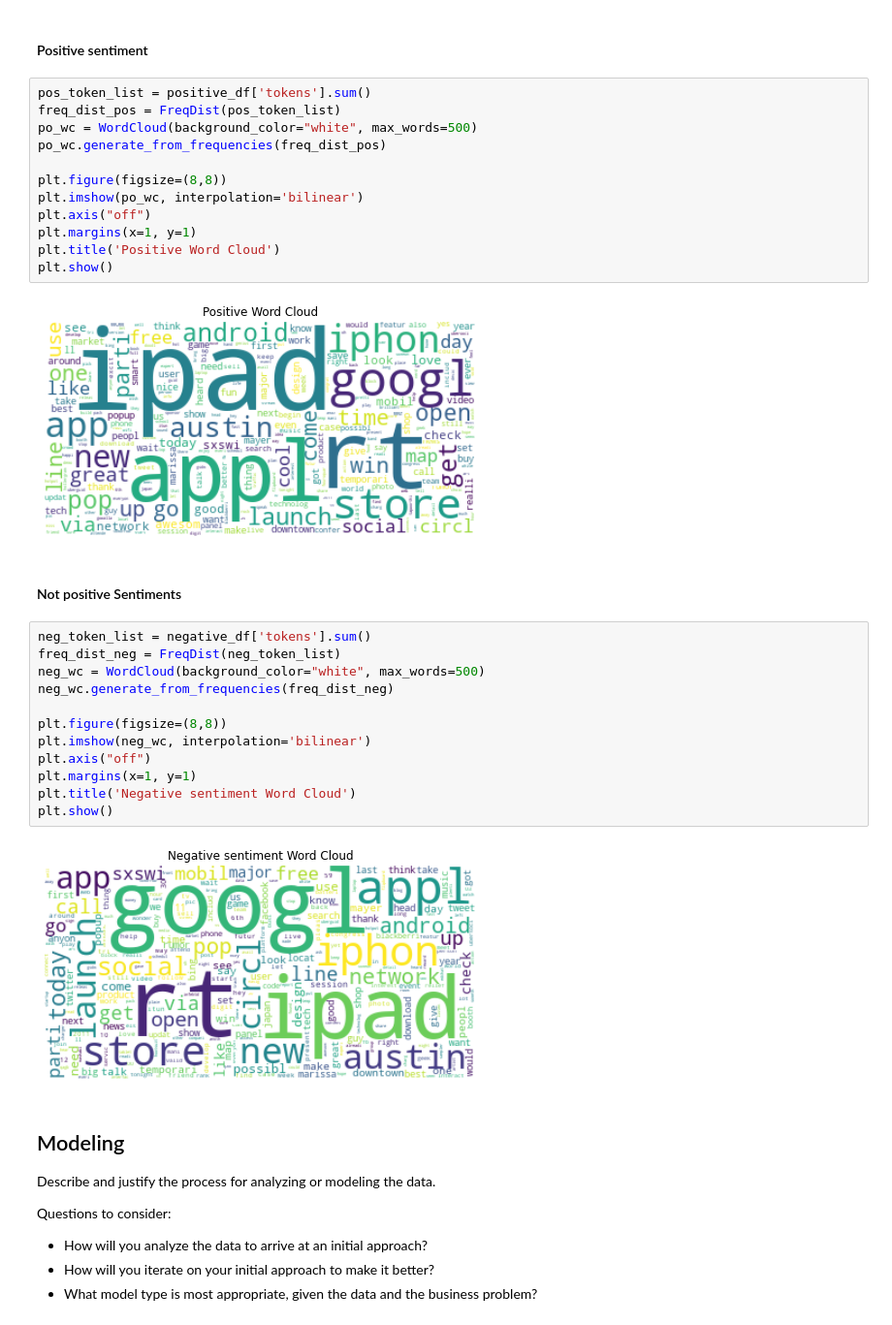
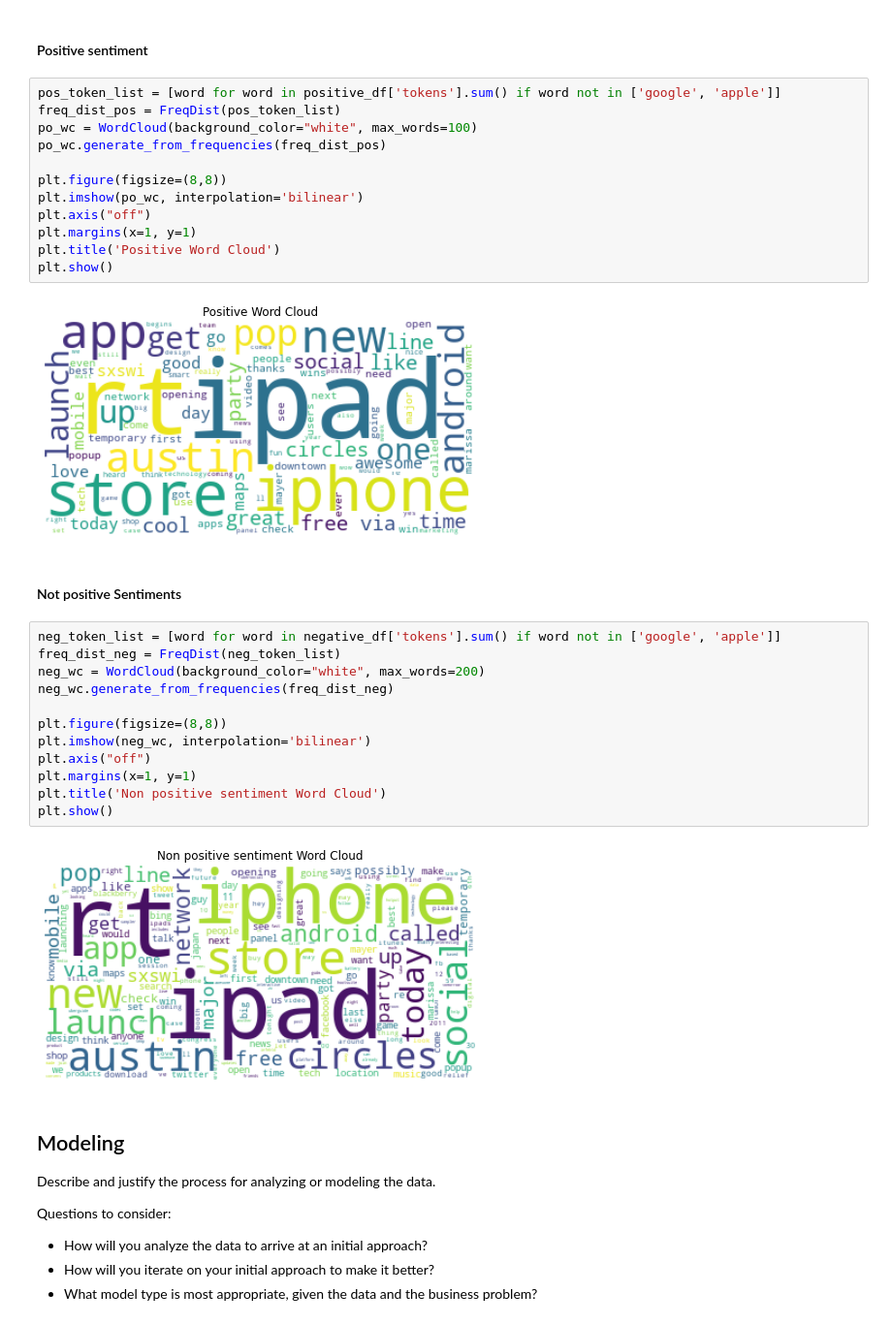
Before and after one commit to marvelje/Twitter-Emotions-Project, a Jupyter notebook: Notebooks/Michael/twitter_analysis.ipynb, the cells around one changed output. Shown at 97% size. Saved outputs shown, nothing was run; the diff lists cells and outputs as text.

Commit message:
sentiment analysis

```diff
--- a/Notebooks/Michael/twitter_analysis.ipynb
+++ b/Notebooks/Michael/twitter_analysis.ipynb
@@ -523,35 +549,35 @@ negative_df = df_clean[df_clean['sentiment'] == 0]
 # %% [markdown]
 #### Positive sentiment
 # %%
-pos_token_list = positive_df['tokens'].sum()
+pos_token_list = [word for word in positive_df['tokens'].sum() if word not in ['google', 'apple']]
 freq_dist_pos = FreqDist(pos_token_list)
-po_wc = WordCloud(background_color="white", max_words=500)
+po_wc = WordCloud(background_color="white", max_words=100)
 po_wc.generate_from_frequencies(freq_dist_pos)
 
 plt.figure(figsize=(8,8))
 plt.imshow(po_wc, interpolation='bilinear')
 plt.axis("off")
 plt.margins(x=1, y=1)
 plt.title('Positive Word Cloud')
 plt.show()
 # %% [output]
-[figure, old version]
+[figure, new version]
 # %% [markdown]
 #### Not positive Sentiments
 # %%
-neg_token_list = negative_df['tokens'].sum()
+neg_token_list = [word for word in negative_df['tokens'].sum() if word not in ['google', 'apple']]
 freq_dist_neg = FreqDist(neg_token_list)
-neg_wc = WordCloud(background_color="white", max_words=500)
+neg_wc = WordCloud(background_color="white", max_words=200)
 neg_wc.generate_from_frequencies(freq_dist_neg)
 
 plt.figure(figsize=(8,8))
 plt.imshow(neg_wc, interpolation='bilinear')
 plt.axis("off")
 plt.margins(x=1, y=1)
-plt.title('Negative sentiment Word Cloud')
+plt.title('Non positive sentiment Word Cloud')
 plt.show()
 # %% [output]
-[figure, old version]
+[figure, new version]
 # %% [markdown]
 ## Modeling
 
```
Also changed, not shown: parts of 12 cells of this notebook.
